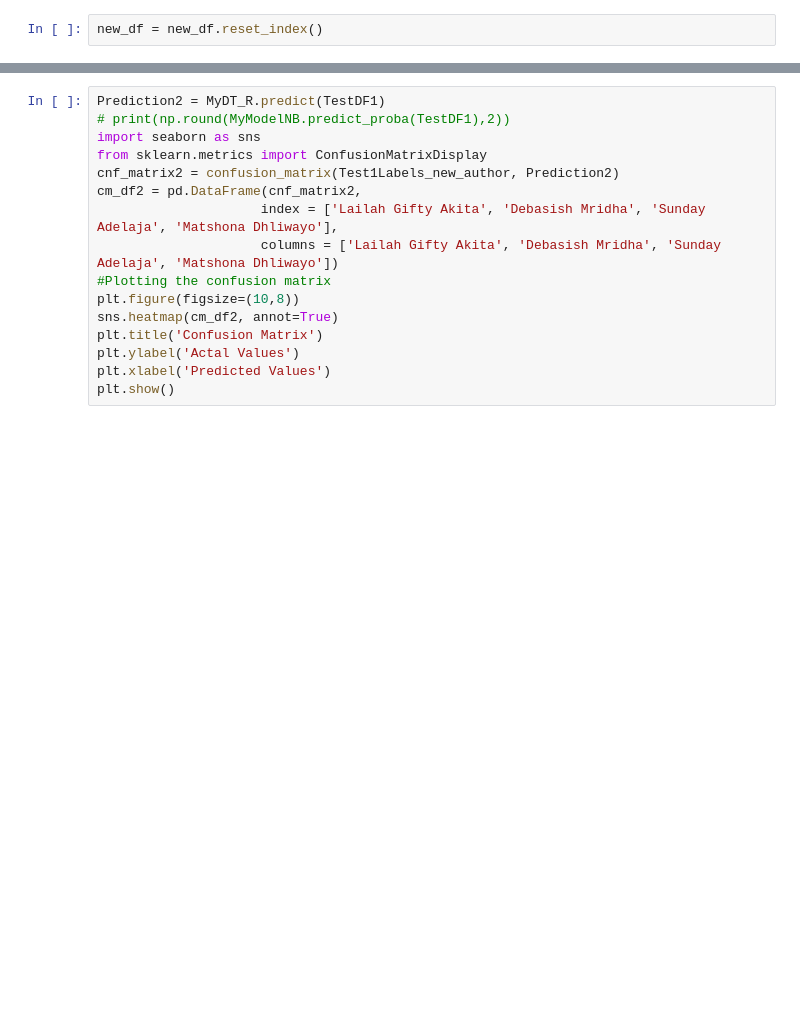
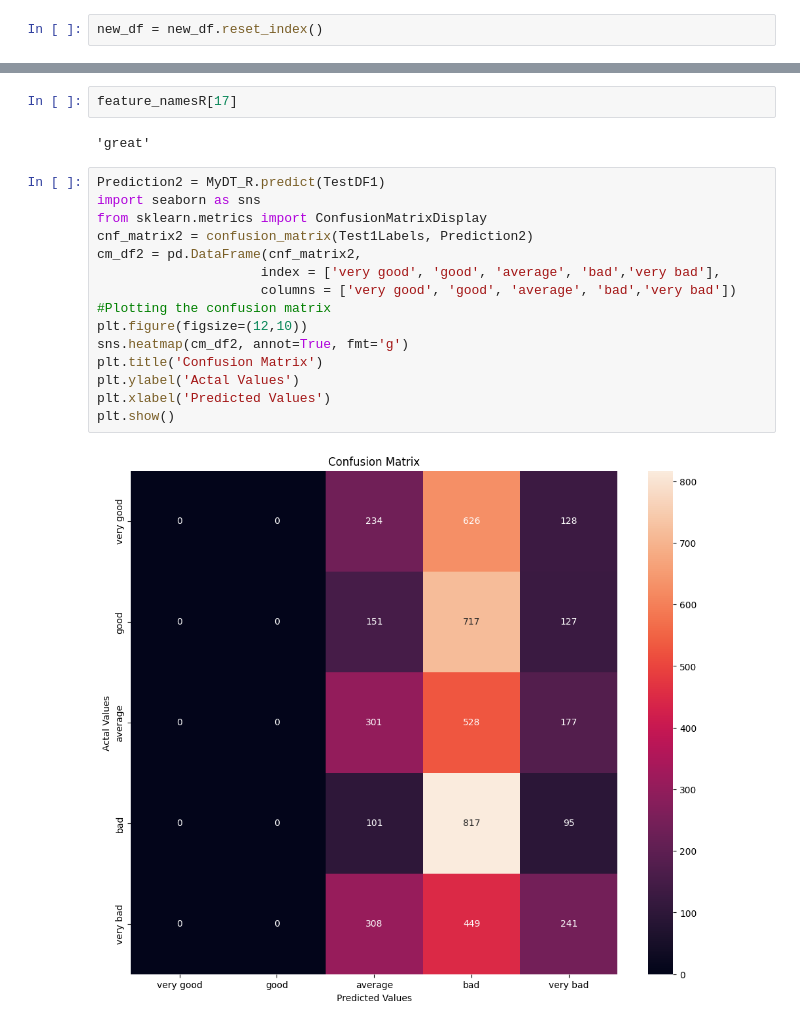
Before and after one commit to XingyuChenTim/project-port, a Jupyter notebook: dt_nb_svm.ipynb, the cells around one changed output, grey strips where cells are left out. Cells and saved outputs as stored; diff of their text form; blank space fills up the shorter version.

```diff
--- a/dt_nb_svm.ipynb
+++ b/dt_nb_svm.ipynb
@@ -271,19 +365,24 @@ print(feature_namesR)
+# %%
+feature_namesR[17]
+# %% [output]
+'great'
 # %%
 Prediction2 = MyDT_R.predict(TestDF1)
-# print(np.round(MyModelNB.predict_proba(TestDF1),2))
 import seaborn as sns
 from sklearn.metrics import ConfusionMatrixDisplay
-cnf_matrix2 = confusion_matrix(Test1Labels_new_author, Prediction2)
+cnf_matrix2 = confusion_matrix(Test1Labels, Prediction2)
 cm_df2 = pd.DataFrame(cnf_matrix2,
-                     index = ['Lailah Gifty Akita', 'Debasish Mridha', 'Sunday Adelaja', 'Matshona Dhliwayo'],
-                     columns = ['Lailah Gifty Akita', 'Debasish Mridha', 'Sunday Adelaja', 'Matshona Dhliwayo'])
+                     index = ['very good', 'good', 'average', 'bad','very bad'],
+                     columns = ['very good', 'good', 'average', 'bad','very bad'])
 #Plotting the confusion matrix
-plt.figure(figsize=(10,8))
-sns.heatmap(cm_df2, annot=True)
+plt.figure(figsize=(12,10))
+sns.heatmap(cm_df2, annot=True, fmt='g')
 plt.title('Confusion Matrix')
 plt.ylabel('Actal Values')
 plt.xlabel('Predicted Values')
 plt.show()
+# %% [output]
+[figure, added]
 # %%
 
 
```
Also changed, not shown: parts of 17 cells of this notebook, 2 other files.
